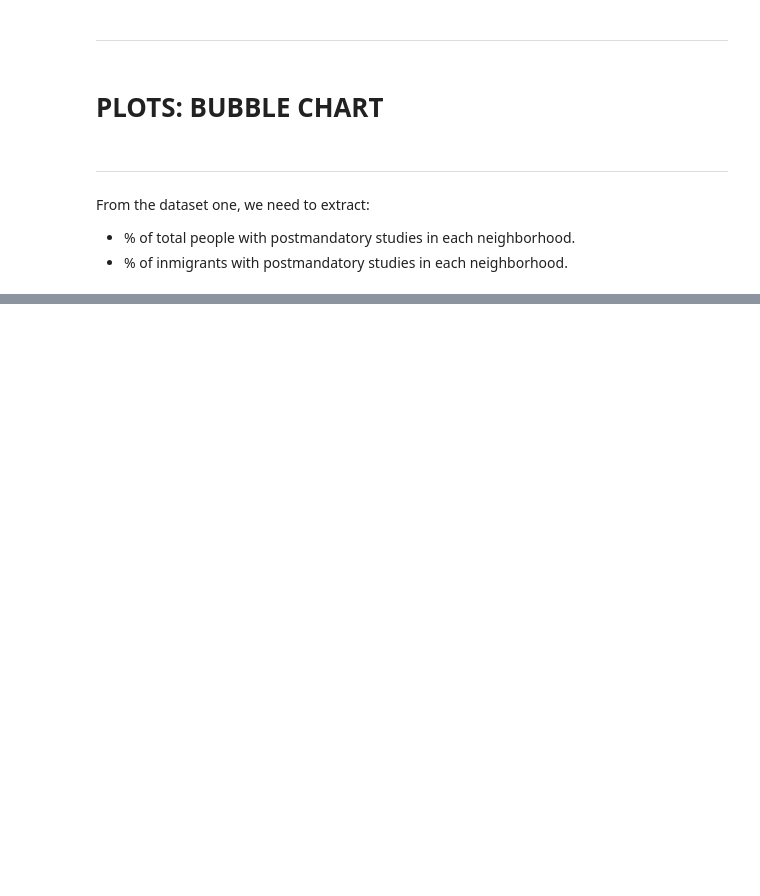
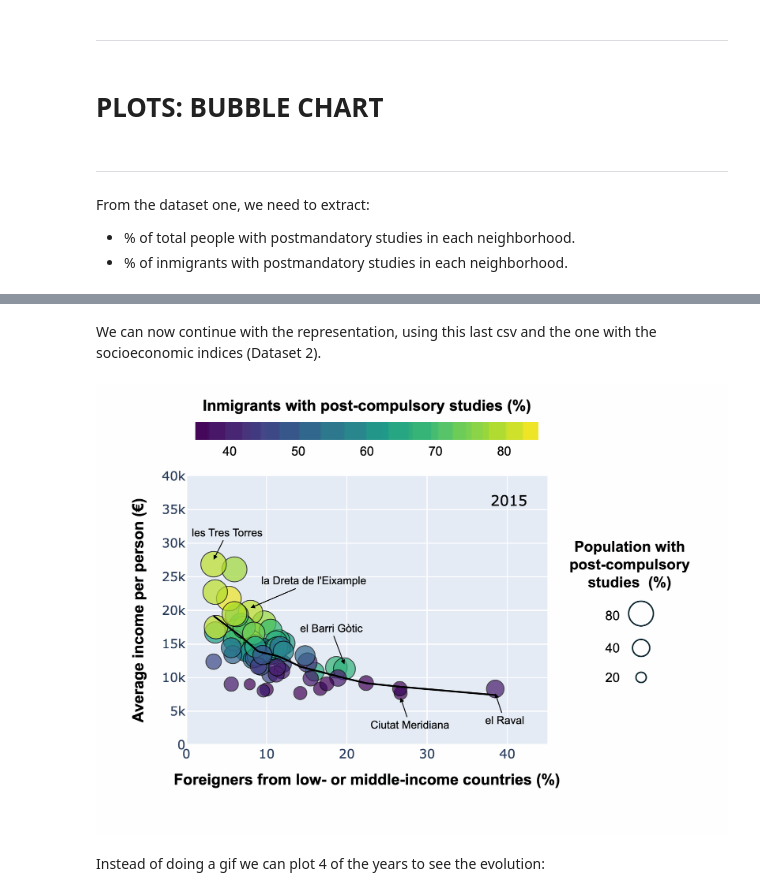
Before and after one commit to pablob2002/immigration-avdm, a Jupyter notebook: Sara/bubble_chart.ipynb, the cells around one changed output, grey strips where cells are left out. Cells and saved outputs as stored; diff of their text form; code cells hidden in the pictures; blank space fills up the shorter version.

Commit message:
Add first plot bubble chart

```diff
--- a/Sara/bubble_chart.ipynb
+++ b/Sara/bubble_chart.ipynb
@@ -64,0 +80,2 @@ FileNotFoundError: [Errno 2] No such file or directory: '../generated_data/educa
+# %% [markdown]
+We can now continue with the representation, using this last csv and the one with the socioeconomic indices (Dataset 2).
@@ -64,0 +275,25 @@ FileNotFoundError: [Errno 2] No such file or directory: '../generated_data/educa
+# %%
+from PIL import Image
+
+# We create a gif over the years
+frames_dir="outputs/results_plot1"
+files=sorted([f for f in os.listdir(frames_dir) if f.endswith(".png")])
+frame_files=[os.path.join(frames_dir, f) for f in files]
+
+frames=[Image.open(f) for f in frame_files]
+
+frames[0].save(
+    "outputs/plot1.gif",
+    save_all=True,
+    append_images=frames[1:],
+    duration=500,
+    loop=0
+)
+
+from IPython.display import Image, display
+
+display(Image(filename="outputs/plot1.gif"))
+# %% [output]
+[figure, added]
+# %% [markdown]
+Instead of doing a gif we can plot 4 of the years to see the evolution:
```
Also changed, not shown: parts of 4 cells of this notebook.
